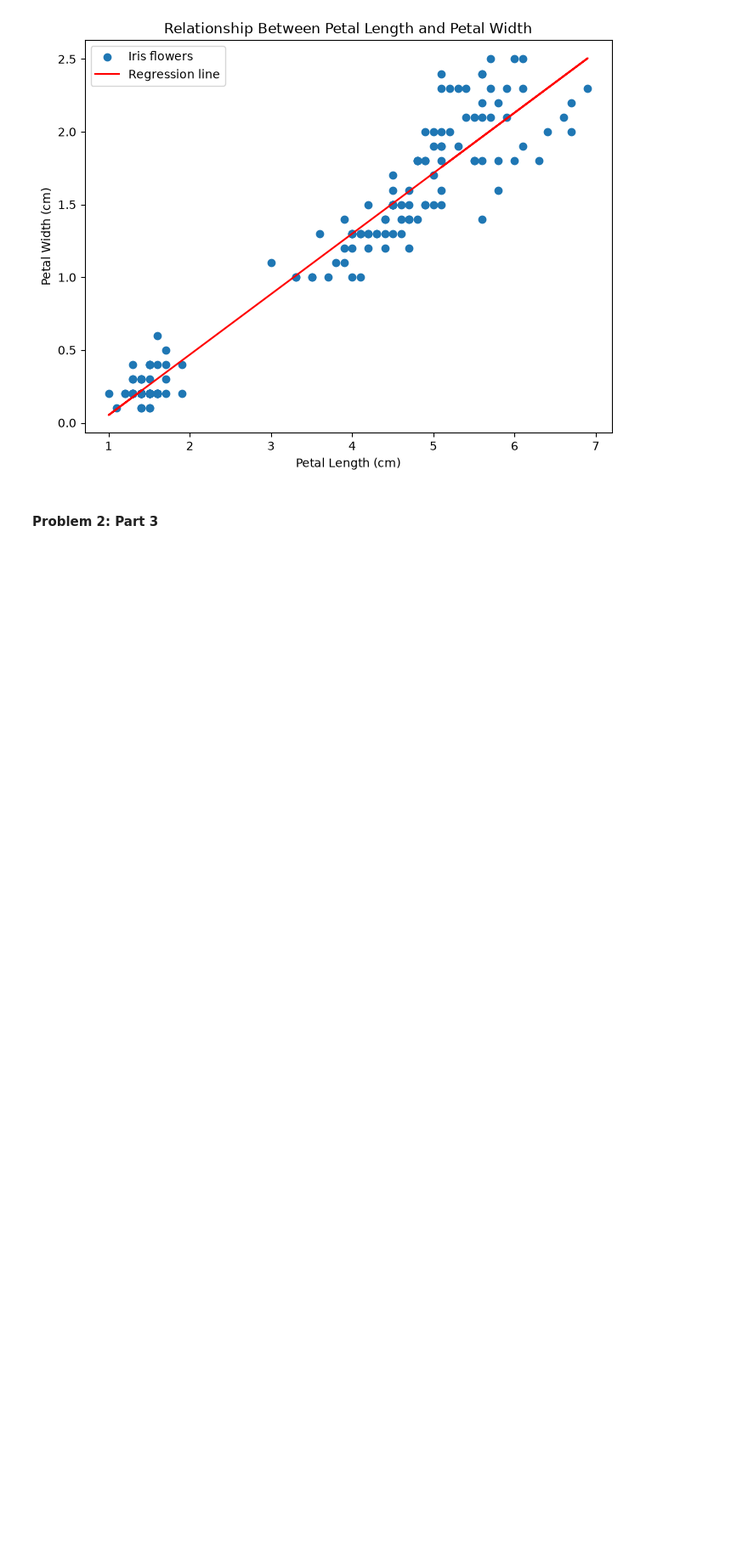
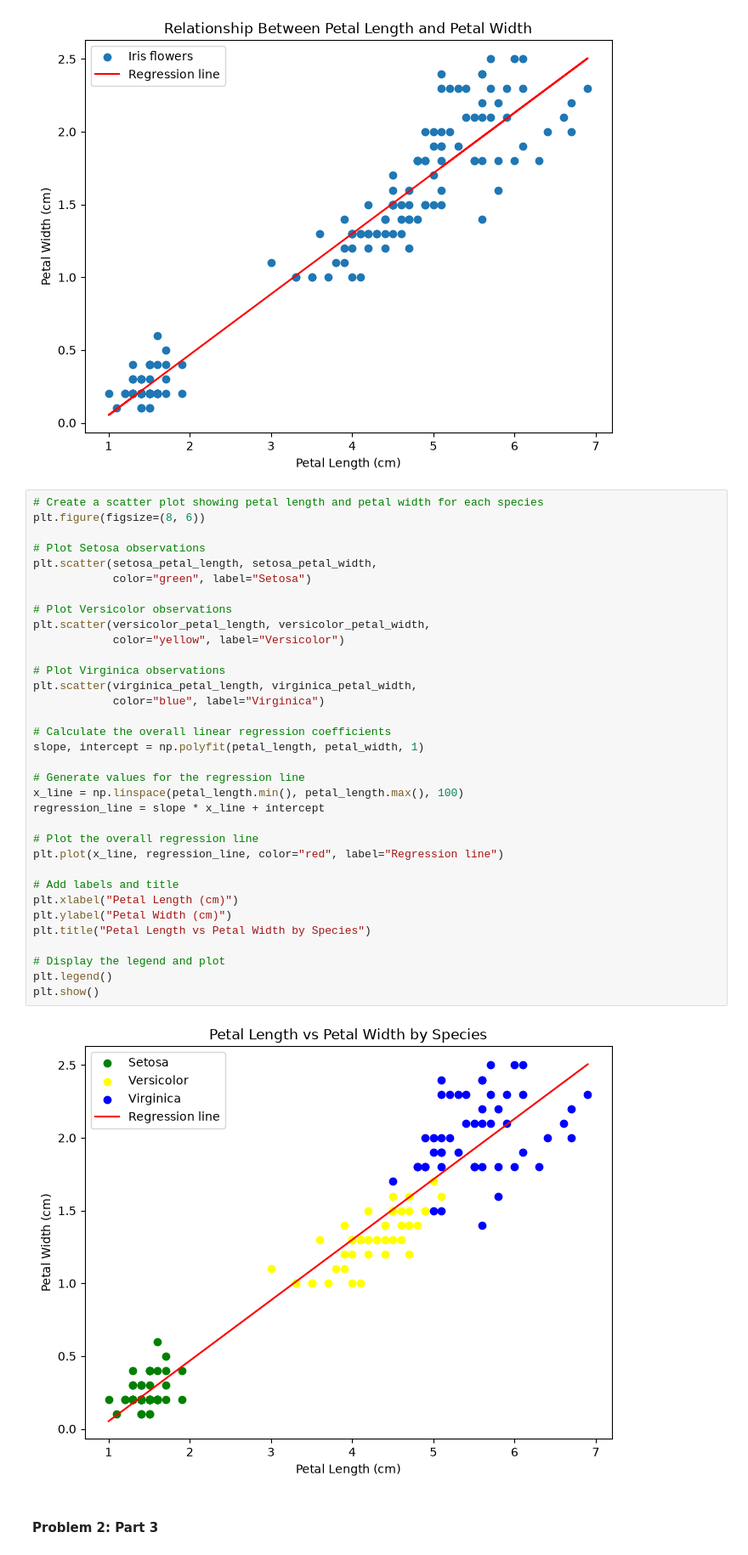
Before and after one commit to philipcullen93/applied_statistics, a Jupyter notebook: problems.ipynb, the cells around one changed output. Shown at 85% size. Cells and saved outputs as stored; diff of their text form; blank space fills up the shorter version.

Commit message:
Added a graph to show the relationship between all 150 flowers but with added colour to show what species each flower is.

```diff
--- a/problems.ipynb
+++ b/problems.ipynb
@@ -344,5 +349,41 @@ plt.legend()
 plt.show()
 # %% [output]
 [figure]
+# %%
+# Create a scatter plot showing petal length and petal width for each species
+plt.figure(figsize=(8, 6))
+
+# Plot Setosa observations
+plt.scatter(setosa_petal_length, setosa_petal_width,
+            color="green", label="Setosa")
+
+# Plot Versicolor observations
+plt.scatter(versicolor_petal_length, versicolor_petal_width,
+            color="yellow", label="Versicolor")
+
+# Plot Virginica observations
+plt.scatter(virginica_petal_length, virginica_petal_width,
+            color="blue", label="Virginica")
+
+# Calculate the overall linear regression coefficients
+slope, intercept = np.polyfit(petal_length, petal_width, 1)
+
+# Generate values for the regression line
+x_line = np.linspace(petal_length.min(), petal_length.max(), 100)
+regression_line = slope * x_line + intercept
+
+# Plot the overall regression line
+plt.plot(x_line, regression_line, color="red", label="Regression line")
+
+# Add labels and title
+plt.xlabel("Petal Length (cm)")
+plt.ylabel("Petal Width (cm)")
+plt.title("Petal Length vs Petal Width by Species")
+
+# Display the legend and plot
+plt.legend()
+plt.show()
+# %% [output]
+[figure, added]
 # %% [markdown]
 #### Problem 2: Part 3
```
Also changed, not shown: parts of 3 cells of this notebook.
